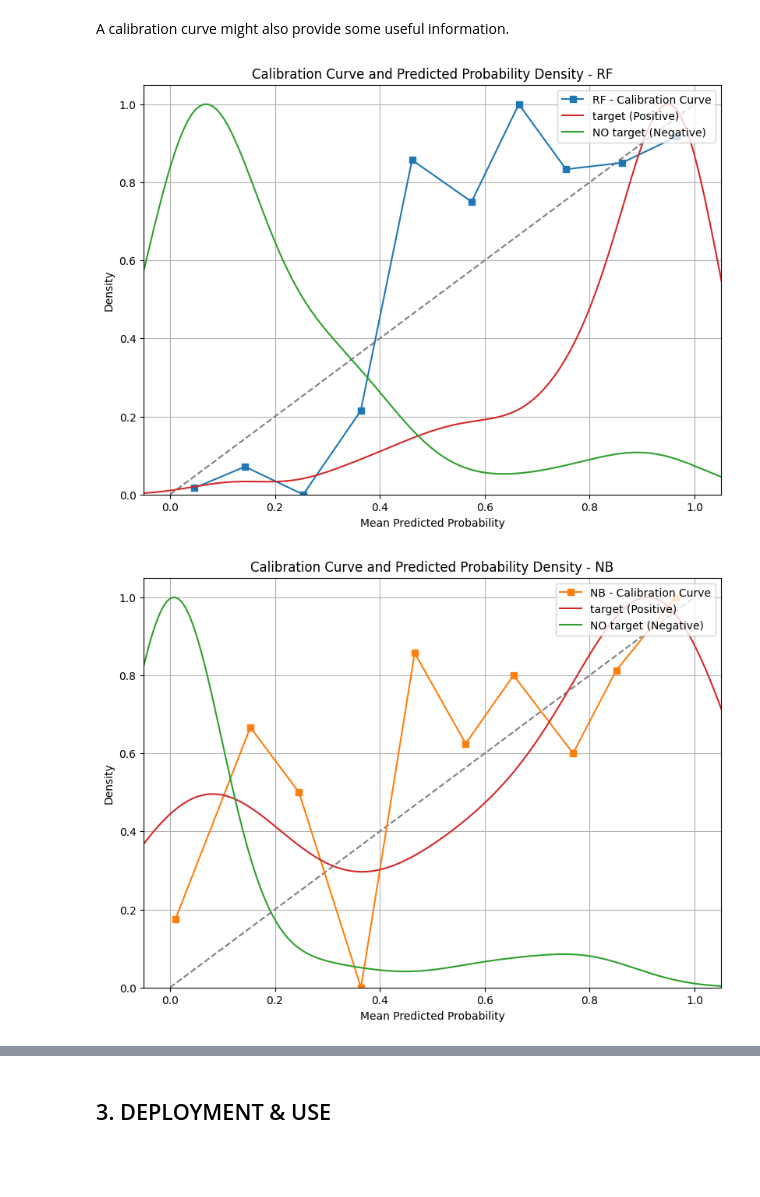
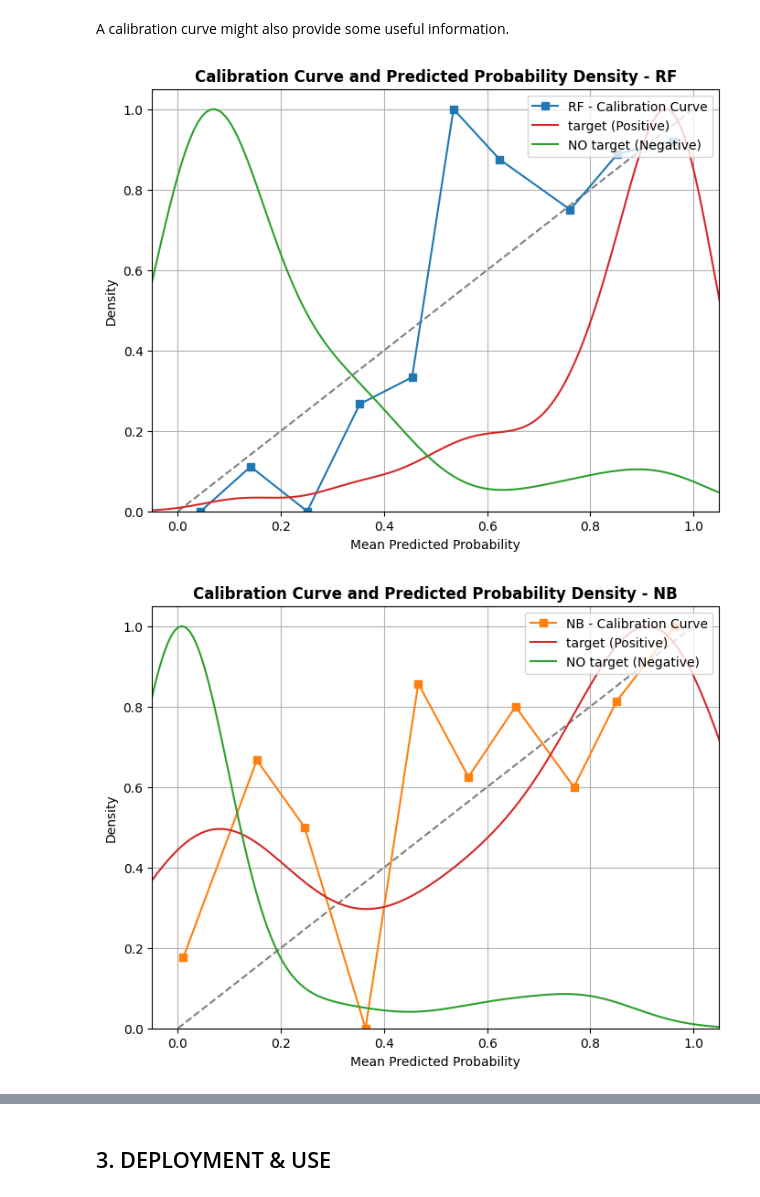
Before and after one commit to bdslab-upv/trustworthy-ai, a Jupyter notebook: Dataset Heart Disease/HD_Technical-robustness_and_safety.ipynb, the cells around one changed output, grey strips where cells are left out. Cells and saved outputs as stored; diff of their text form; code cells hidden in the pictures; blank space fills up the shorter version.

```diff
--- a/Dataset Heart Disease/HD_Technical-robustness_and_safety.ipynb
+++ b/Dataset Heart Disease/HD_Technical-robustness_and_safety.ipynb
@@ -117,7 +117,7 @@ best_params_all = {classifier_name: [] for classifier_name in classifiers.keys()
 param_grid = {
     'RF': {
         'n_estimators': [50, 100, 150],
-        'max_depth': [5, 15, 30, 45],
+        'max_depth': [2, 4, 8, 16, 32],
     },
     'NB': {
         'feat_num': [feat_num],
@@ -127,7 +127,7 @@ param_grid = {
     }
 }
 # %%
-skf = StratifiedKFold(n_splits=4)
+skf = StratifiedKFold(n_splits=5)
 smotenc = SMOTENC(categorical_features=feat_cat, random_state=1)
 mean_fpr = np.linspace(0, 1, 100)
 
@@ -149,7 +149,7 @@ for i, (classifier_name, classifier) in enumerate(classifiers.items()):
         X_train_over, _, _ = handleData.encode(X_train_over_decoded)
 
         # Hyperparameter tuning
-        grid_search = GridSearchCV(classifier, param_grid[classifier_name], cv=2, scoring='roc_auc')
+        grid_search = GridSearchCV(classifier, param_grid[classifier_name], cv=3, scoring='roc_auc')
         grid_search.fit(X_train_over, y_train_over)
         classifiers[classifier_name] = grid_search.best_estimator_
         best_params_all[classifier_name].append(grid_search.best_params_)
@@ -352,36 +350,36 @@ A calibration curve might also provide some useful information.
 # %%
 for i, (classifier_name, classifier) in enumerate(classifiers.items()):
     color = colors[i % len(colors)]
 
     plt.figure(figsize=(8, 6))
 
     # Obtain predicted probabilities
     prob_pos = classifier.predict_proba(feat_test)[:,1]
     fraction_of_positives, mean_predicted_value = calibration_curve(tags_test, prob_pos, n_bins=10)
 
     plt.plot([0, 1], [0, 1], linestyle='--', color='gray')
     plt.plot(mean_predicted_value, fraction_of_positives, marker='s', color=color, linestyle='-', label=f'{classifier_name} - Calibration Curve')
 
     # Density plot for positive and negative predictions
     sns.kdeplot(prob_pos[tags_test == 1], color=colors[3], label=f'{output} (Positive)', linestyle='-')
     sns.kdeplot(prob_pos[tags_test == 0], color=colors[2], label=f'NO {output} (Negative)', linestyle='-')
 
     # Normalize the KDE
     plt.gca().get_lines()[-2].set_ydata(plt.gca().get_lines()[-2].get_ydata() / plt.gca().get_lines()[-2].get_ydata().max())
     plt.gca().get_lines()[-1].set_ydata(plt.gca().get_lines()[-1].get_ydata() / plt.gca().get_lines()[-1].get_ydata().max())
 
     plt.xlabel('Mean Predicted Probability')
     plt.ylabel('Density')
-    plt.title(f'Calibration Curve and Predicted Probability Density - {classifier_name}')
+    plt.title(f'Calibration Curve and Predicted Probability Density - {classifier_name}', fontdict={'fontsize':12, 'weight': 'bold'})
     plt.grid(True)
     plt.legend(fontsize='medium', loc='upper right')
     plt.xlim(-0.05, 1.05)
     plt.ylim(0, 1.05)
     sns.set_palette('colorblind')
     plt.show()
 # %% [output]
-[figure, old version]
+[figure, new version]
-[figure, old version]
+[figure, new version]
 # %%
 fig, axs = plt.subplots(1, 2, figsize=(12, 6))
 
```
Also changed, not shown: parts of 8 cells of this notebook, 9 other files.
